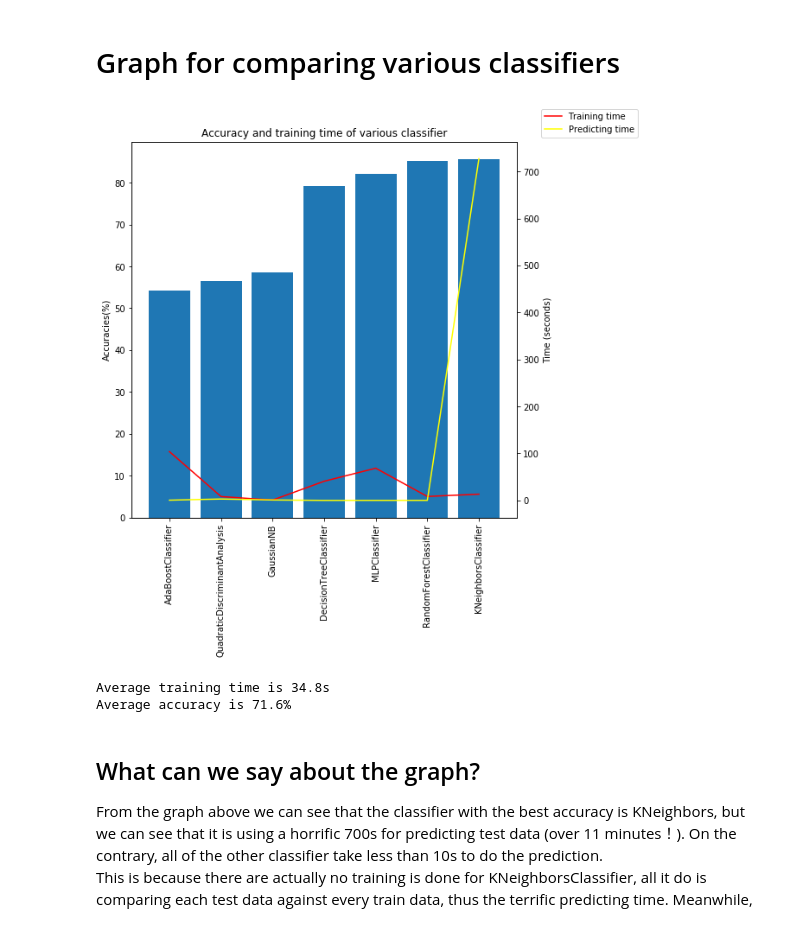
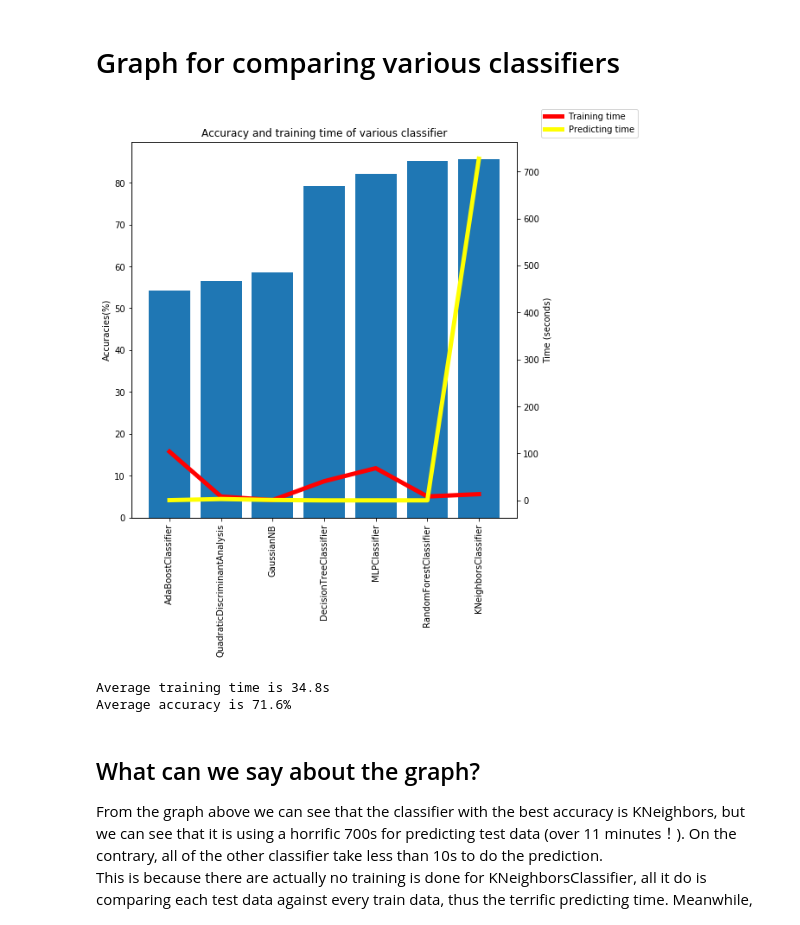
Before and after one commit to wongjiahau/fashion-mnist, a Jupyter notebook: main.ipynb, the cells around one changed output. Cells and saved outputs as stored; diff of their text form; code cells hidden in the pictures.

```diff
--- a/main.ipynb
+++ b/main.ipynb
@@ -225,7 +225,14 @@ There are actually another popular classifier called `GaussianProcessClassifier`
 # %% [markdown]
 # Graph for comparing various classifiers
 # %%
-def plot_graph(x_title, x_labels, title, accuracies, training_times, predicting_times):
+def plot_graph(x_title, x_labels, title, benchmark_results):
+    classifiers = [x["classifier"] for x in benchmark_results]
+    accuracies = [x["accuracy"] for x in benchmark_results]
+    training_times = [x["training_time"].total_seconds() for x in benchmark_results]
+    predicting_times = [x["predicting_time"].total_seconds() for x in benchmark_results]
+
+    x_pos = np.arange(len(x_labels))
+
     # Plot accuracy
     fig , ax1 = plt.subplots()
     fig.set_size_inches(8, 8)
@@ -233,43 +240,38 @@ def plot_graph(x_title, x_labels, title, accuracies, training_times, predicting_
     ax1.set_ylabel('Accuracies(%)')
     ax1.set_xlabel(x_title)
     ax1.bar(x_pos, accuracies)
     ax1.set_xticks(x_pos)
     ax1.set_xticklabels(x_labels, rotation=90)
 
 
     # Plot training time
     ax2 = ax1.twinx()
     ax2.set_ylabel('Time (seconds)')
-    ax2.plot(training_times, color="red", label='Training time')
+    ax2.plot(training_times, color="red", label='Training time', linewidth=5.0)
 
     # Plot predicting time
-    ax2.plot(predicting_times, color="yellow", label="Predicting time")
+    ax2.plot(predicting_times, color="yellow", label="Predicting time", linewidth=5.0)
     plt.legend(bbox_to_anchor=(1.05, 1), loc=3)
     plt.show()
     print(f"Average training time is {sum(training_times)/len(training_times):2.3}s")
     print(f"Average accuracy is {sum(accuracies)/len(accuracies):2.3}%")
 
 from operator import itemgetter
 benchmark_results = sorted([
     r_KNeighborsClassifier,
     r_DecisionTreeClassifier,
     r_GaussianNB,
     r_MLPClassifier,
     r_RandomForestClassifier,
     r_AdaBoostClassifier,
     r_QuadraticDiscriminantAnalysis
 ], key=itemgetter('accuracy'))
 
-classifiers = [x["classifier"] for x in benchmark_results]
-x_pos = np.arange(len(classifiers))
-accuracies = [x["accuracy"] for x in benchmark_results]
-training_times = [x["training_time"].total_seconds() for x in benchmark_results]
-predicting_times = [x["predicting_time"].total_seconds() for x in benchmark_results]
 
-plot_graph("", classifiers, "Accuracy and training time of various classifier",
-           accuracies, training_times, predicting_times)
+
+plot_graph("", classifiers, "Accuracy and training time of various classifier", benchmark_results)
 # %% [output]
-[figure, old version]
+[figure, new version]
 Average training time is 34.8s
 Average accuracy is 71.6%
 # %% [markdown]
```
Also changed, not shown: parts of 16 cells of this notebook.
